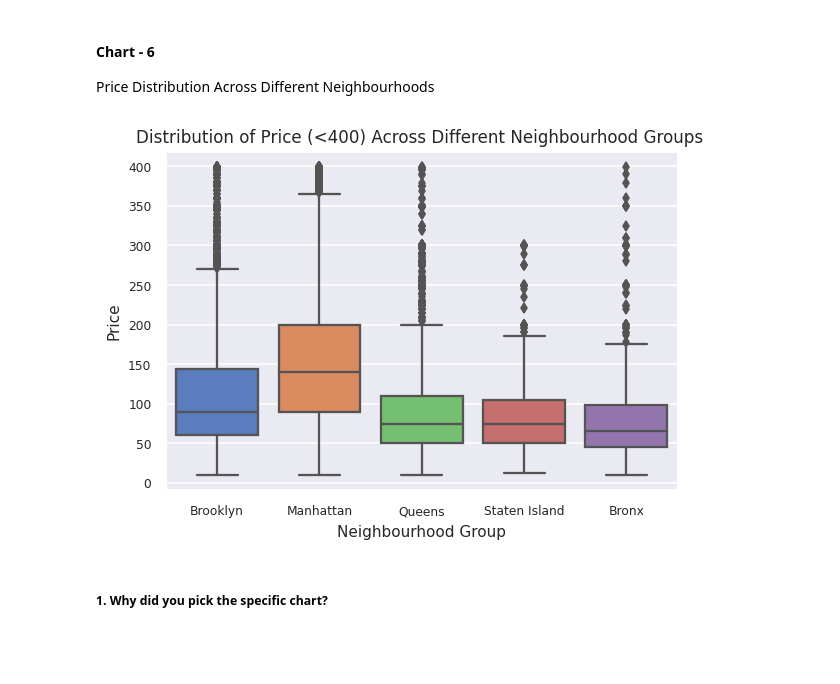
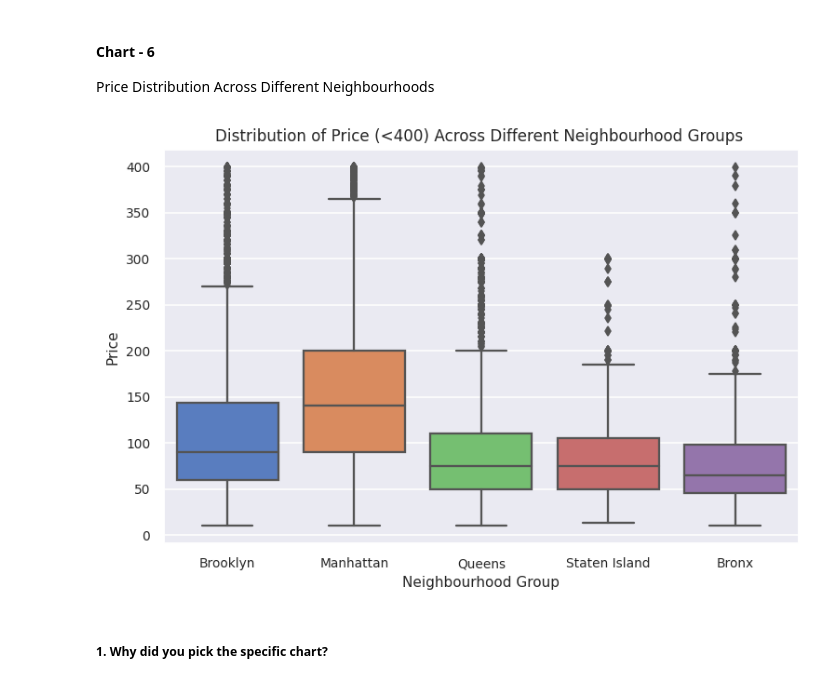
Before and after one commit to abhijain1216/Airbnb-Bookings-Analysis-EDA, a Jupyter notebook: Airbnb_Bookings_Analysis_EDA.ipynb, the cells around one changed output. Saved outputs shown, nothing was run; the diff lists cells and outputs as text; code cells hidden in the pictures; blank space fills up the shorter version.

```diff
--- a/Airbnb_Bookings_Analysis_EDA.ipynb
+++ b/Airbnb_Bookings_Analysis_EDA.ipynb
@@ -580,16 +580,16 @@ Almost 97 percent of rooms are Home apartments or Private rooms, and the rest ar
 Price Distribution Across Different Neighbourhoods
 # %%
 # Chart - 6 visualization code
-plt.figure(figsize = (6,4),dpi = 110)
+plt.figure(figsize = (8,5),dpi = 110)
 sns.boxplot(data = airbnb[airbnb.price<400],x = 'neighbourhood_group',y = 'price',palette = 'muted')
 plt.title("Distribution of Price (<400) Across Different Neighbourhood Groups ",fontsize=11)
 plt.xlabel('Neighbourhood Group',fontsize=10)
-plt.xticks(fontsize = 8)
-plt.yticks(fontsize = 8)
+plt.xticks(fontsize = 9)
+plt.yticks(fontsize = 9)
 plt.ylabel('Price',fontsize=10)
 plt.show()
 # %% [output]
-[figure, old version]
+[figure, new version]
 # %% [markdown]
 ##### 1. Why did you pick the specific chart?
 # %% [markdown]
```
Also changed, not shown: parts of 22 cells of this notebook.
